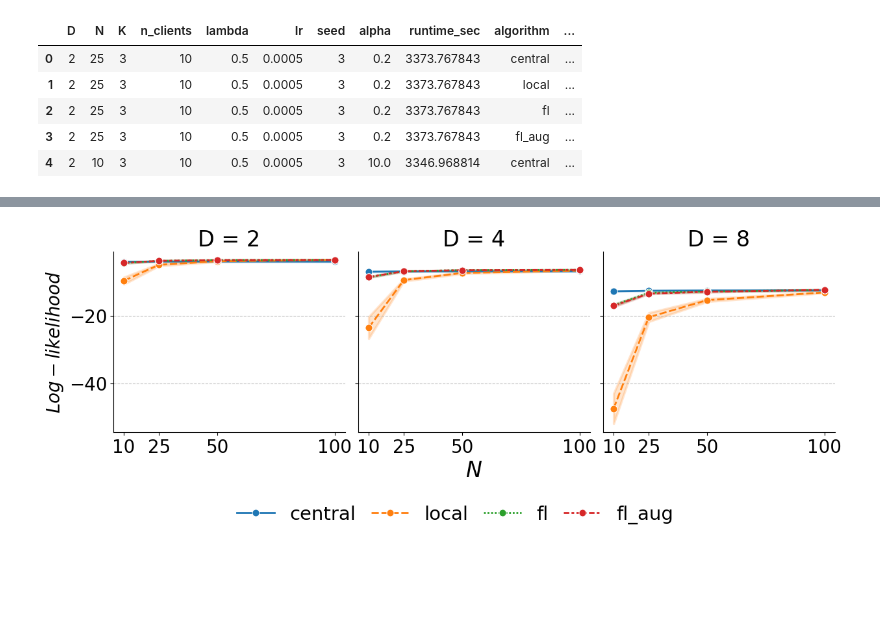
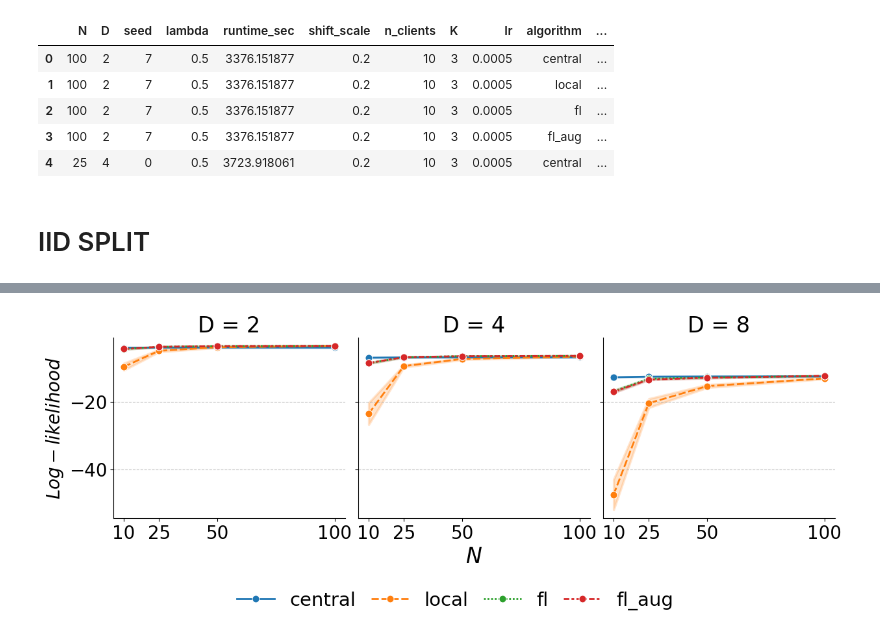
Before and after one commit to shamPJ/KL-GTVmin-GMM, a Jupyter notebook: Untitled.ipynb, the cells around one changed output, grey strips where cells are left out. Cells and saved outputs as stored; diff of their text form; code cells hidden in the pictures; blank space fills up the shorter version.

```diff
--- a/Untitled.ipynb
+++ b/Untitled.ipynb
@@ -18,50 +18,35 @@ def json_to_df(path_to_json):
             data = json.load(json_data)
             json_data.close()
 
-        hyperparams = ['D', 'N', 'K', 'n_clients', 'lambda', 'lr', 'seed', 'alpha', 'runtime_sec']
+        hyperparams = ['D', 'N', 'K', 'n_clients', 'lambda', 'lr',
+                       'seed', 'alpha', 'runtime_sec', 'shift_scale']
         ll = ['ll_c', 'll_l', 'fl_ll']
         results = {k: v for k, v in data.items() if k not in hyperparams}
 
         rows = []
-        # for key, value in results.items():
-        #     parts = key.split('_vs_')
-        #     algorithm = parts[0]
-        #     metric = parts[1]
-
-        #     # handle augmentation
-        #     if metric.endswith('_aug'):
-        #         algorithm += '_aug'
-        #         metric = metric.replace('_aug', '')
-
-        #     rows.append({
-        #         **{k: data[k] for k in hyperparams},
-        #         'algorithm': algorithm,
-        #         'metric': f'err_{metric}',
-        #         'value': value
-        #     })
         rows.append({
-            **{k: data[k] for k in hyperparams},
+            **{k: data[k] for k in hyperparams & data.keys()},
             'algorithm': 'central',
             'Log-likelihood': results['ll_c'],
             'err_true': results['centralized_vs_true'],
             'err_central': None
         })
         rows.append({
-            **{k: data[k] for k in hyperparams},
+            **{k: data[k] for k in hyperparams & data.keys()},
             'algorithm': 'local',
             'Log-likelihood': results['ll_l'],
             'err_true': results['local_vs_true'],
             'err_central': results['local_vs_central']
         })
         rows.append({
-            **{k: data[k] for k in hyperparams},
+            **{k: data[k] for k in hyperparams & data.keys()},
             'algorithm': 'fl',
             'Log-likelihood': results['fl_ll'],
             'err_true': results['fl_vs_true'],
             'err_central': results['fl_vs_central']
         })
         rows.append({
-            **{k: data[k] for k in hyperparams},
+            **{k: data[k] for k in hyperparams & data.keys()},
             'algorithm': 'fl_aug',
             'Log-likelihood': results['fl_aug_ll'],
             'err_true': results['fl_vs_true_aug'],
@@ -74,10 +59,12 @@ def json_to_df(path_to_json):
 df_lskew = json_to_df('results_dirichlet/')
+# %%
+df_shift = json_to_df('results_means_shift/')
 # %%
-df_lskew.head()
+df_shift.head()
 # %% [output]
-|  | D | N | K | n_clients | lambda | lr | seed | alpha | runtime_sec | algorithm | ... |
-| 0 | 2 | 25 | 3 | 10 | 0.5 | 0.0005 | 3 | 0.2 | 3373.767843 | central | ... |
-| 1 | 2 | 25 | 3 | 10 | 0.5 | 0.0005 | 3 | 0.2 | 3373.767843 | local | ... |
-| 2 | 2 | 25 | 3 | 10 | 0.5 | 0.0005 | 3 | 0.2 | 3373.767843 | fl | ... |
-| 3 | 2 | 25 | 3 | 10 | 0.5 | 0.0005 | 3 | 0.2 | 3373.767843 | fl_aug | ... |
-| 4 | 2 | 10 | 3 | 10 | 0.5 | 0.0005 | 3 | 10.0 | 3346.968814 | central | ... |
+|  | N | D | seed | lambda | runtime_sec | shift_scale | n_clients | K | lr | algorithm | ... |
+| 0 | 100 | 2 | 7 | 0.5 | 3376.151877 | 0.2 | 10 | 3 | 0.0005 | central | ... |
+| 1 | 100 | 2 | 7 | 0.5 | 3376.151877 | 0.2 | 10 | 3 | 0.0005 | local | ... |
+| 2 | 100 | 2 | 7 | 0.5 | 3376.151877 | 0.2 | 10 | 3 | 0.0005 | fl | ... |
+| 3 | 100 | 2 | 7 | 0.5 | 3376.151877 | 0.2 | 10 | 3 | 0.0005 | fl_aug | ... |
+| 4 | 25 | 4 | 0 | 0.5 | 3723.918061 | 0.2 | 10 | 3 | 0.0005 | central | ... |
@@ -87,0 +71,2 @@ df_lskew_alpha10 =  df_lskew[ (df_lskew["alpha"]==10)]
+# %% [markdown]
+# IID SPLIT
```
Also changed, not shown: parts of 24 cells of this notebook, 5 other files.
